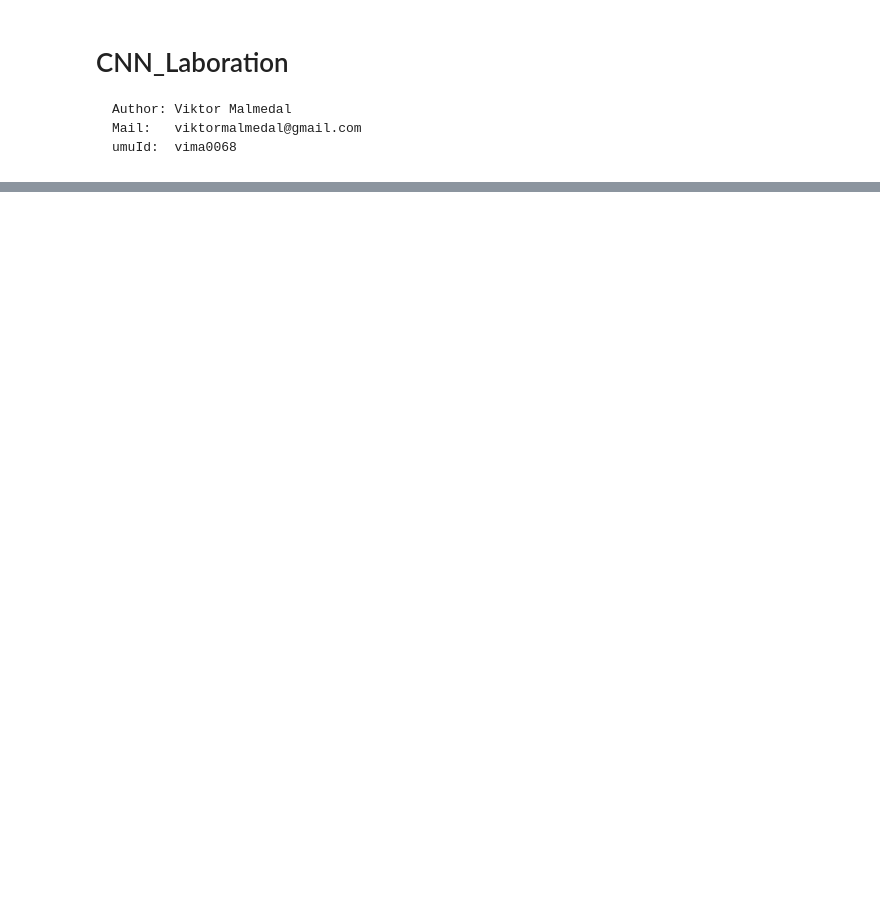
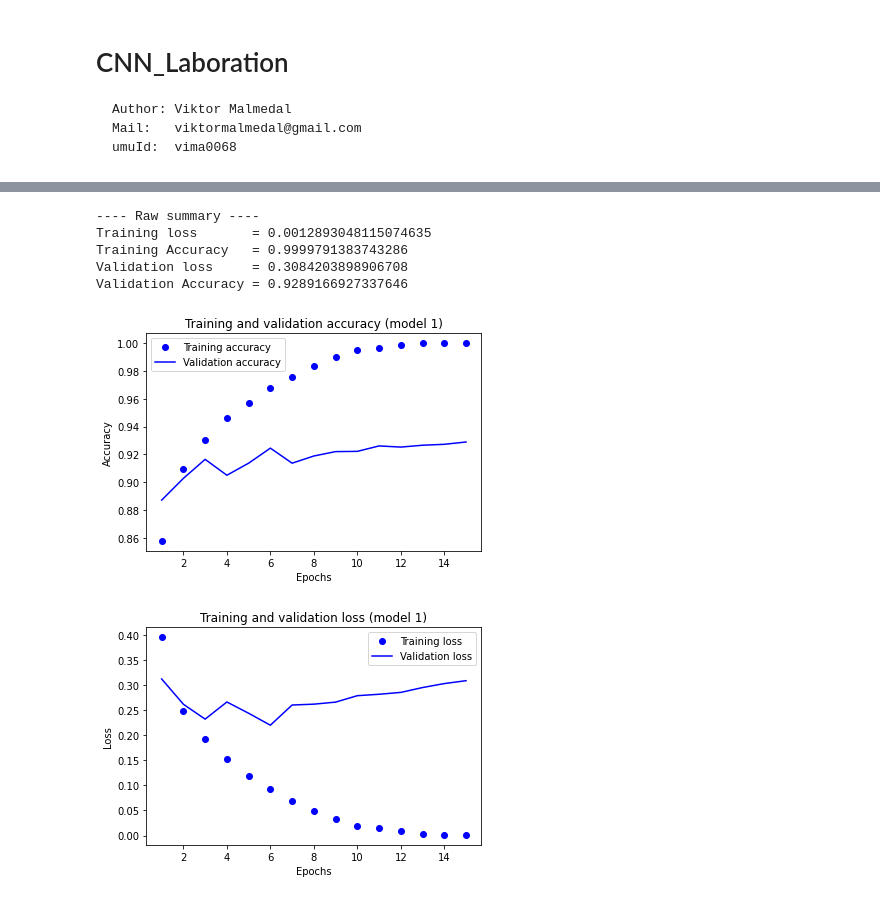
Before and after one commit to JohnVicke/deep-learning, a Jupyter notebook: CNN_laboration.ipynb, the cells around one changed output, grey strips where cells are left out. Saved outputs shown, nothing was run; the diff lists cells and outputs as text; code cells hidden in the pictures; blank space fills up the shorter version.

```diff
--- a/CNN_laboration.ipynb
+++ b/CNN_laboration.ipynb
@@ -161,0 +213,10 @@ model.add(Conv2D(32, kernel_size=(3,3),
+# %%
+model.compile(loss='categorical_crossentropy',
+              optimizer='sgd',
+              metrics=['categorical_accuracy'])
+# %%
+history = model.fit(train_x, train_y,
+            batch_size=batch_size,
+            epochs=epochs,
+            verbose=2,
+            validation_data=(validation_x, validation_y))
@@ -161,0 +241,41 @@ model.add(Conv2D(32, kernel_size=(3,3),
+# %%
+def retrieve(mapping, *keys):
+    return (mapping[key] for key in keys)
+# %%
+train_loss, train_acc, val_loss, val_acc = retrieve(history.history,
+                                                    'loss',
+                                                    'categorical_accuracy',
+                                                    'val_loss',
+                                                    'val_categorical_accuracy')
+print('---- Raw summary ----')
+print(f'Training loss       = {train_loss[epochs-1]}')
+print(f'Training Accuracy   = {train_acc[epochs-1]}')
+
+print(f'Validation loss     = {val_loss[epochs-1]}')
+print(f'Validation Accuracy = {val_acc[epochs-1]}')
+# %% [output]
+---- Raw summary ----
+Training loss       = 0.0012893048115074635
+Training Accuracy   = 0.9999791383743286
+Validation loss     = 0.3084203898906708
+Validation Accuracy = 0.9289166927337646
+# %%
+epoch_range = range(1, epochs + 1)
+plt.plot(epoch_range, train_acc, 'bo', label='Training accuracy')
+plt.plot(epoch_range, val_acc, 'b', label='Validation accuracy')
+plt.title('Training and validation accuracy (model 1)')
+plt.xlabel('Epochs')
+plt.ylabel('Accuracy')
+plt.legend()
+plt.show()
+
+plt.plot(epoch_range, train_loss, 'bo', label='Training loss')
+plt.plot(epoch_range, val_loss, 'b', label='Validation loss')
+plt.title('Training and validation loss (model 1)')
+plt.xlabel('Epochs')
+plt.ylabel('Loss')
+plt.legend()
+plt.show()
+# %% [output]
+[figure, added]
+[figure, added]
```
Also changed, not shown: parts of 11 cells of this notebook.
